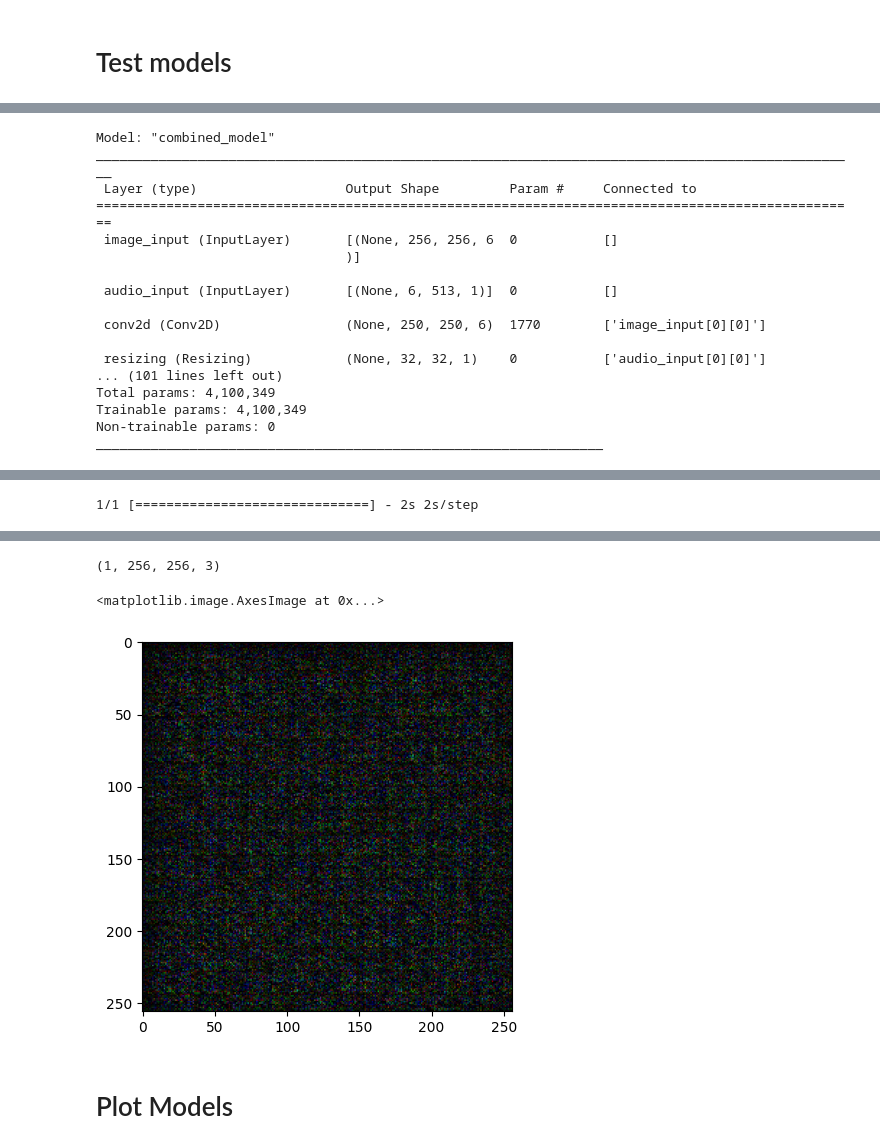
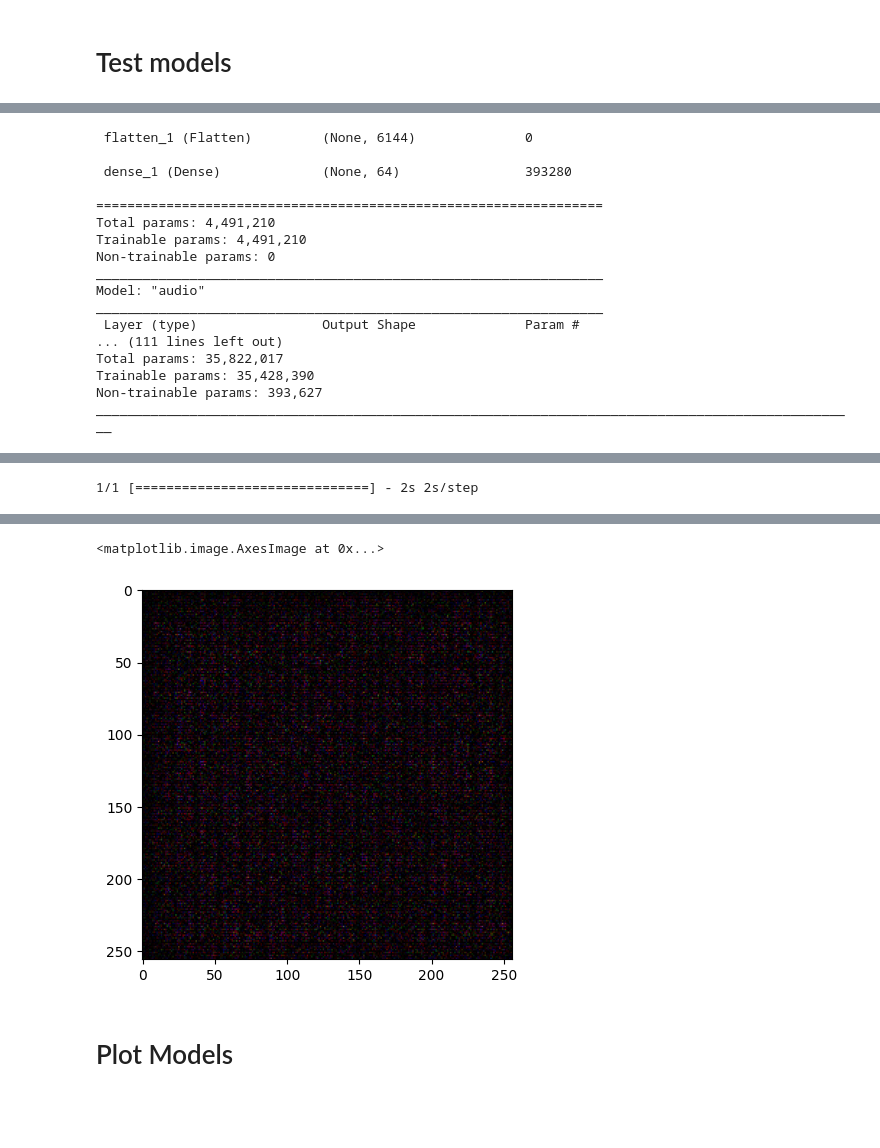
Before and after one commit to Blinco0/deepfake-lip-sync, a Jupyter notebook: train_GAN.ipynb, the cells around one changed output, grey strips where cells are left out. Drawn from its saved outputs; the diff is of its cells as text; code cells hidden in the pictures; blank space fills up the shorter version.

```diff
--- a/train_GAN.ipynb
+++ b/train_GAN.ipynb
@@ -57,22 +57,17 @@ img_concat = np.concatenate([img_arr, img_masked], axis=2)
 # normalize
 img_concat = np.expand_dims(img_concat//255, axis=0)
 
-img_arr = np.reshape(img_arr, newshape=(1, 256, 256, 3))
-
 audio_samplerate, audio = wav.read("./test_audio.wav")
 audio_arr = stft(audio, 2 ** 10) # what is this?
 audio_arr = np.reshape(audio_arr, newshape=(1, 6, 513, 1))
 
-print(img_concat.shape)
-print(audio_arr.shape)
 
 # Define models
-gen = generator()
 qual_disc = quality_discriminator()
+gen = combined_generator(qual_disc)
 
 
-generated_img = gen.predict([img_concat, audio_arr], batch_size=1)
+generated_img, con_loss = gen.predict([img_concat, audio_arr])
 
-print(generated_img.shape)
 plt.imshow(generated_img[0, :, :, :])
 # %% [output]
@@ -108,17 +103,17 @@ To enable them in other operations, rebuild TensorFlow with the appropriate comp
-Model: "combined_model"
-__________________________________________________________________________________________________
- Layer (type)                   Output Shape         Param #     Connected to
-==================================================================================================
- image_input (InputLayer)       [(None, 256, 256, 6  0           []
-                                )]
+ flatten_1 (Flatten)         (None, 6144)              0
 
- audio_input (InputLayer)       [(None, 6, 513, 1)]  0           []
+ dense_1 (Dense)             (None, 64)                393280
 
- conv2d (Conv2D)                (None, 250, 250, 6)  1770        ['image_input[0][0]']
-
- resizing (Resizing)            (None, 32, 32, 1)    0           ['audio_input[0][0]']
-... (101 lines left out)
-Total params: 4,100,349
-Trainable params: 4,100,349
+=================================================================
+Total params: 4,491,210
+Trainable params: 4,491,210
 Non-trainable params: 0
 _________________________________________________________________
+Model: "audio"
+_________________________________________________________________
+ Layer (type)                Output Shape              Param #
+... (111 lines left out)
+Total params: 35,822,017
+Trainable params: 35,428,390
+Non-trainable params: 393,627
+__________________________________________________________________________________________________
@@ -128,7 +123,6 @@ _________________________________________________________________
 Clipping input data to the valid range for imshow with RGB data ([0..1] for floats or [0..255] for integers).
-(1, 256, 256, 3)
+<matplotlib.image.AxesImage at 0x...>
-<matplotlib.image.AxesImage at 0x...>
-[figure, old version]
+[figure, new version]
 # %% [markdown]
 # Plot Models
 # %% [markdown]
```
Also changed, not shown: parts of 8 cells of this notebook, 3 other files.
